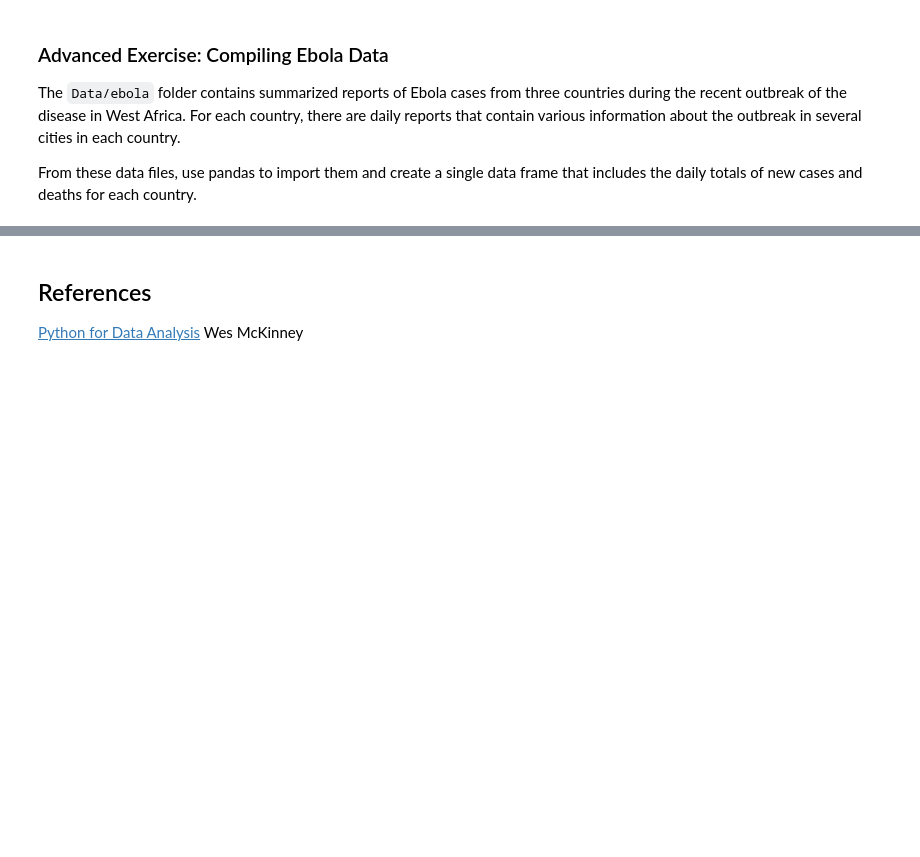
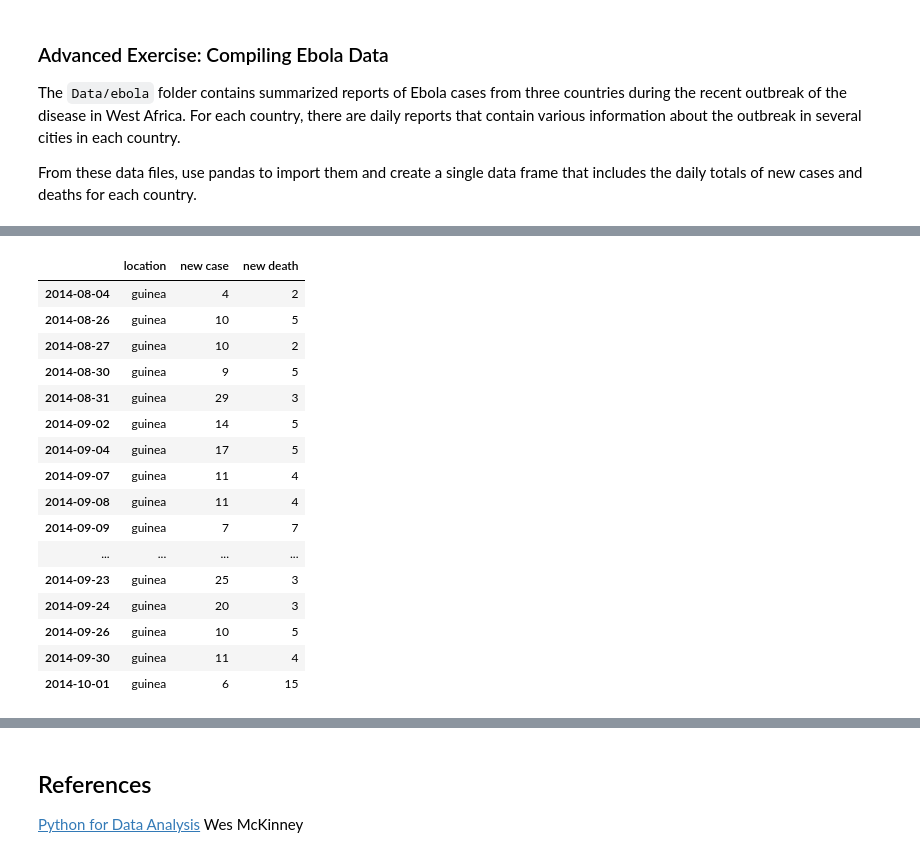
Before and after one commit to sorooshafiee/ADA-SAF, a Jupyter notebook: 01 - Pandas and Data Wrangling/Intro to Pandas.ipynb, the cells around one changed output, grey strips where cells are left out. Drawn from its saved outputs; the diff is of its cells as text; code cells hidden in the pictures; blank space fills up the shorter version.

```diff
--- a/01 - Pandas and Data Wrangling/Intro to Pandas.ipynb
+++ b/01 - Pandas and Data Wrangling/Intro to Pandas.ipynb
@@ -2130,0 +2161,25 @@ df = pd.concat(pd.read_csv(filename) for filename in filenames)
+# %%
+Case1 = df1[df1.Description == 'New cases of confirmed'].Totals
+Death1 = df1[(df1.Description == 'New deaths registered') | (df1.Description == 'New deaths registered today')].Totals
+Date1 = df1.Date.unique()
+sub_df1 = pd.DataFrame({'location': 'guinea', 'new case': Case1.values, 'new death': Death1.values},index=Date1)
+# %%
+sub_df1
+# %% [output]
+|  | location | new case | new death |
+| 2014-08-04 | guinea | 4 | 2 |
+| 2014-08-26 | guinea | 10 | 5 |
+| 2014-08-27 | guinea | 10 | 2 |
+| 2014-08-30 | guinea | 9 | 5 |
+| 2014-08-31 | guinea | 29 | 3 |
+| 2014-09-02 | guinea | 14 | 5 |
+| 2014-09-04 | guinea | 17 | 5 |
+| 2014-09-07 | guinea | 11 | 4 |
+| 2014-09-08 | guinea | 11 | 4 |
+| 2014-09-09 | guinea | 7 | 7 |
+| ... | ... | ... | ... |
+| 2014-09-23 | guinea | 25 | 3 |
+| 2014-09-24 | guinea | 20 | 3 |
+| 2014-09-26 | guinea | 10 | 5 |
+| 2014-09-30 | guinea | 11 | 4 |
+| 2014-10-01 | guinea | 6 | 15 |
```
Also changed, not shown: parts of 13 cells of this notebook, 1 other file.
